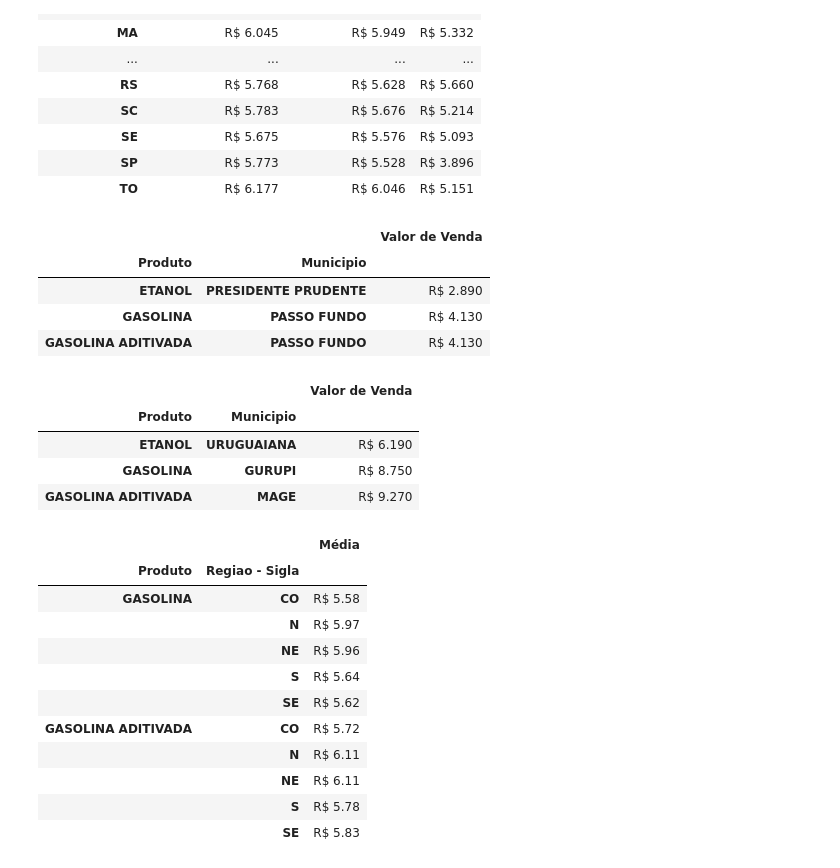
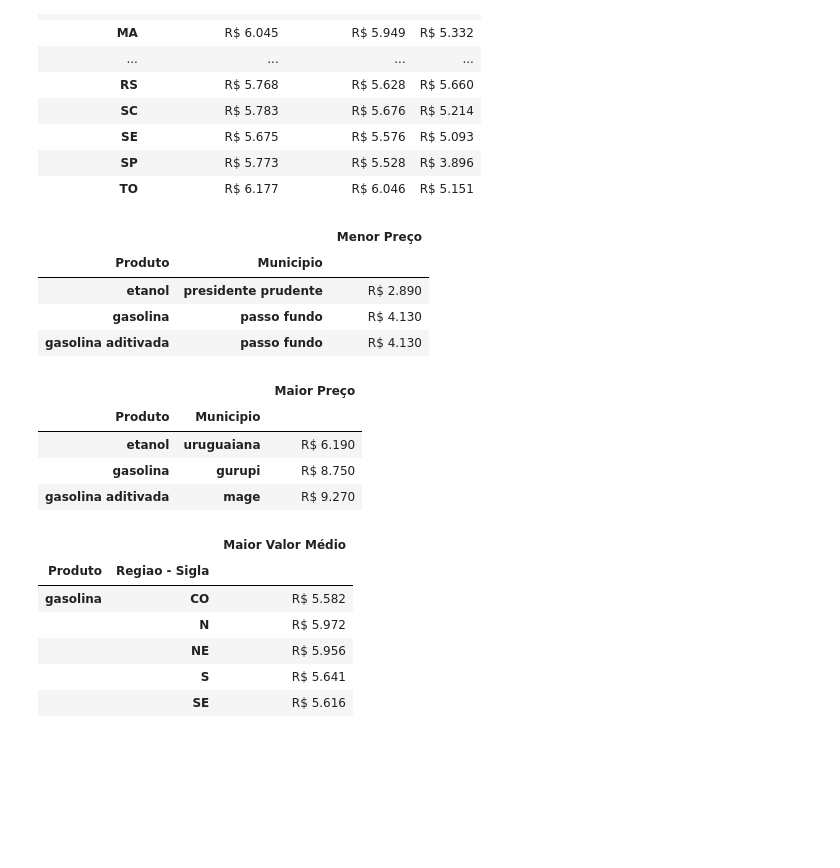
Before and after one commit to pedrorcm/Analise-Combustiveis-M4, a Jupyter notebook: main.ipynb, the cells around one changed output. Saved outputs shown, nothing was run; the diff lists cells and outputs as text; code cells hidden in the pictures; blank space fills up the shorter version.

```diff
--- a/main.ipynb
+++ b/main.ipynb
@@ -57,0 +78,3 @@ conjunto_dados.Complemento.fillna('0', inplace=True)
+# %%
+# Passando strings para minusculas no DF
+to_lower = lambda x: x.lower() if isinstance(x, str) else x
@@ -58,3 +91,12 @@ conjunto_dados.Complemento.fillna('0', inplace=True)
+# %%
+# Passando strings para minusculas no DF
+conjunto_dados['Municipio'] = conjunto_dados['Municipio'].apply(to_lower)
+conjunto_dados['Revenda'] = conjunto_dados['Revenda'].apply(to_lower)
+conjunto_dados['Nome da Rua'] = conjunto_dados['Nome da Rua'].apply(to_lower)
+conjunto_dados['Complemento'] = conjunto_dados['Complemento'].apply(to_lower)
+conjunto_dados['Bairro'] = conjunto_dados['Bairro'].apply(to_lower)
+conjunto_dados['Produto'] = conjunto_dados['Produto'].apply(to_lower)
+conjunto_dados['Bandeira'] = conjunto_dados['Bandeira'].apply(to_lower)
 # %%
 conjunto_dados.head()
 # %% [output]
@@ -347,27 +343,28 @@ produtomunicipio = conjunto_dados.groupby(["Produto","Municipio"])
 minmunicipio = produtomunicipio[['Valor de Venda']].min()
 
 # Criamos um dataframe contendo apenas os dados que retornavam as querys contendo Etanol, classificamos pelos valor de venda e resetamos o index na primeira linha
-minmunicipioetanol = minmunicipio.query("Produto == 'ETANOL'").sort_values(by='Valor de Venda').head(1)
+minmunicipioetanol = minmunicipio.query("Produto == 'etanol'").sort_values(by='Valor de Venda').head(1)
 # minmunicipioetanol = minmunicipioetanol.reset_index().head(1)
 
 # Criamos um dataframe contendo apenas os dados que retornavam as querys contendo Gasolina, classificamos pelos valor de venda e resetamos o index na primeira linha
-minmunicipiogasolina = minmunicipio.query("Produto == 'GASOLINA'").sort_values(by='Valor de Venda').head(1)
+minmunicipiogasolina = minmunicipio.query("Produto == 'gasolina'").sort_values(by='Valor de Venda').head(1)
 # minmunicipiogasolina= minmunicipiogasolina.reset_index().head(1)
 
 # Criamos um dataframe contendo apenas os dados que retornavam as querys contendo Gasolina Aditivada, classificamos pelos valor de venda e resetamos o index na primeira linha
-minmunicipiogasolinaaditivada = minmunicipio.query("Produto == 'GASOLINA ADITIVADA'").sort_values(by='Valor de Venda').head(1)
+minmunicipiogasolinaaditivada = minmunicipio.query("Produto == 'gasolina aditivada'").sort_values(by='Valor de Venda').head(1)
 # minmunicipiogasolinaaditivada = minmunicipiogasolinaaditivada.reset_index().head(1)
 
 # Concatenamos os três arquivos
 minimas = pd.concat([minmunicipioetanol,minmunicipiogasolina,minmunicipiogasolinaaditivada])
-minimas['Valor de Venda'] = minimas['Valor de Venda'].apply(formatar)
+minimas.columns = ['Menor Preço']
+minimas['Menor Preço'] = minimas['Menor Preço'].apply(formatar)
 minimas
 # %% [output]
-|  |  | Valor de Venda |
+|  |  | Menor Preço |
 | Produto | Municipio |  |
-| ETANOL | PRESIDENTE PRUDENTE | R$ 2.890 |
-| GASOLINA | PASSO FUNDO | R$ 4.130 |
-| GASOLINA ADITIVADA | PASSO FUNDO | R$ 4.130 |
+| etanol | presidente prudente | R$ 2.890 |
+| gasolina | passo fundo | R$ 4.130 |
+| gasolina aditivada | passo fundo | R$ 4.130 |
 # %%
 # 6-Qual o município que possui o maior preço para a gasolina e para o etanol?
 
@@ -375,47 +372,45 @@ minimas
 maxmunicipio = produtomunicipio[['Valor de Venda']].max()
 
 # Criamos um dataframe contendo apenas os dados que retornavam as querys contendo Etanol, classificamos pelos valor de venda e resetamos o index na primeira linha
-maxmunicipioetanol = minmunicipio.query("Produto == 'ETANOL'").sort_values(by='Valor de Venda',ascending = False).head(1)
+maxmunicipioetanol = minmunicipio.query("Produto == 'etanol'").sort_values(by='Valor de Venda',ascending = False).head(1)
 # maxmunicipioetanol= maxmunicipioetanol.reset_index().head(1)
 
 # Criamos um dataframe contendo apenas os dados que retornavam as querys contendo Gasolina, classificamos pelos valor de venda e resetamos o index na primeira linha
-maxmunicipiogasolina = maxmunicipio.query("Produto == 'GASOLINA'").sort_values(by='Valor de Venda',ascending = False).head(1)
+maxmunicipiogasolina = maxmunicipio.query("Produto == 'gasolina'").sort_values(by='Valor de Venda',ascending = False).head(1)
 # maxmunicipiogasolina=maxmunicipiogasolina.reset_index().head(1)
 
 # Criamos um dataframe contendo apenas os dados que retornavam as querys contendo Gasolina Aditivada, classificamos pelos valor de venda e resetamos o index na primeira linha
-maxmunicipiogasolinaaditivada = maxmunicipio.query("Produto == 'GASOLINA ADITIVADA'").sort_values(by='Valor de Venda',ascending = False).head(1)
+maxmunicipiogasolinaaditivada = maxmunicipio.query("Produto == 'gasolina aditivada'").sort_values(by='Valor de Venda',ascending = False).head(1)
 # maxmunicipiogasolinaaditivada=maxmunicipiogasolinaaditivada.reset_index().head(1)
 
 # Concatenamos os três arquivos
 maximas = pd.concat([maxmunicipioetanol,maxmunicipiogasolina,maxmunicipiogasolinaaditivada])
-maximas['Valor de Venda'] = maximas['Valor de Venda'].apply(formatar)
+maximas.columns = ['Maior Preço']
+maximas['Maior Preço'] = maximas['Maior Preço'].apply(formatar)
 maximas
 # %% [output]
-|  |  | Valor de Venda |
+|  |  | Maior Preço |
 | Produto | Municipio |  |
-| ETANOL | URUGUAIANA | R$ 6.190 |
-| GASOLINA | GURUPI | R$ 8.750 |
-| GASOLINA ADITIVADA | MAGE | R$ 9.270 |
+| etanol | uruguaiana | R$ 6.190 |
+| gasolina | gurupi | R$ 8.750 |
+| gasolina aditivada | mage | R$ 9.270 |
 # %%
 # 7. Qual a região que possui o maior valor médio da gasolina?
 
 # Criando uma cópia do DF original onde temos apenas os registros da Gasolina
-df_gas = conjunto_dados.query('Produto == "GASOLINA" or Produto == "GASOLINA ADITIVADA"').copy()
-df_gas.head()
+df_gas = conjunto_dados.query('Produto == "gasolina"').copy()
+
 # Ordenando o novo dataframe com o valor de venda da gasolina por região
 produtos_gas = df_gas.groupby(['Produto', 'Regiao - Sigla'])[['Valor de Venda']].mean()
-produtos_gas.columns = ['Média']
-produtos_gas.style.format({'Média': 'R$ {:.2f}'})
+produtos_gas.columns = ['Maior Valor Médio']
+produtos_gas['Maior Valor Médio'] = produtos_gas['Maior Valor Médio'].apply(formatar)
+
+produtos_gas.style.highlight_max(color='lightgreen')
 # %% [output]
-|  |  | Média |
+|  |  | Maior Valor Médio |
 | Produto | Regiao - Sigla |  |
-| GASOLINA | CO | R$ 5.58 |
-|  | N | R$ 5.97 |
-|  | NE | R$ 5.96 |
-|  | S | R$ 5.64 |
-|  | SE | R$ 5.62 |
-| GASOLINA ADITIVADA | CO | R$ 5.72 |
-|  | N | R$ 6.11 |
-|  | NE | R$ 6.11 |
-|  | S | R$ 5.78 |
-|  | SE | R$ 5.83 |
+| gasolina | CO | R$ 5.582 |
+|  | N | R$ 5.972 |
+|  | NE | R$ 5.956 |
+|  | S | R$ 5.641 |
+|  | SE | R$ 5.616 |
```
Also changed, not shown: parts of 46 cells of this notebook.
